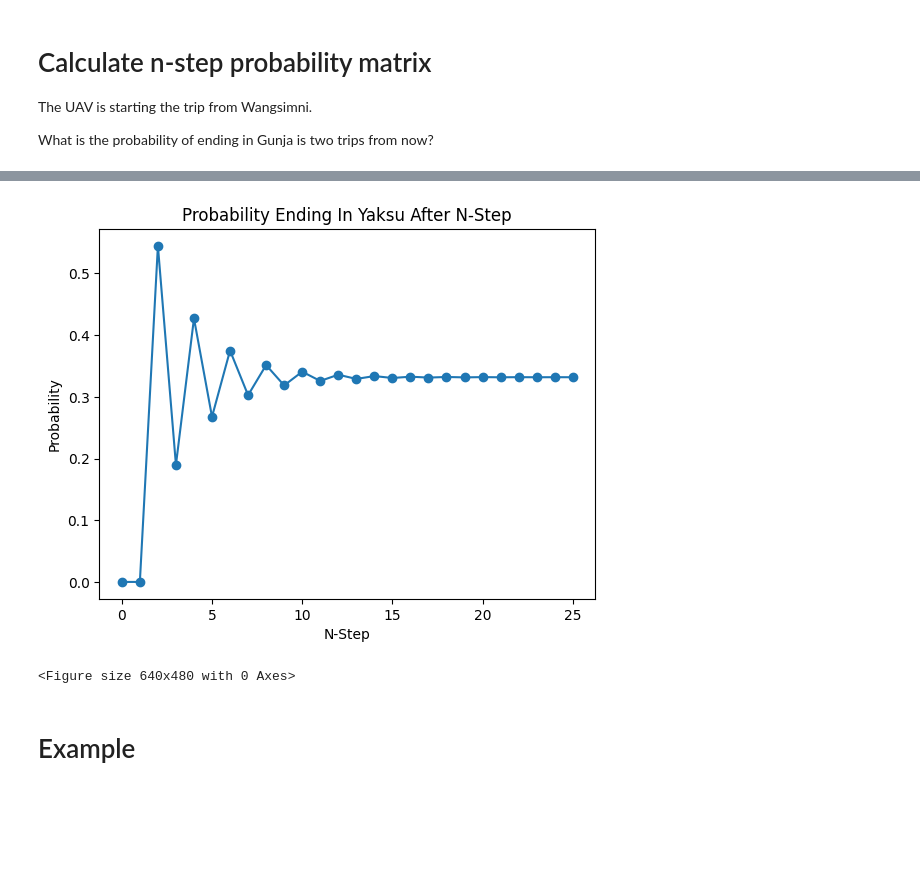
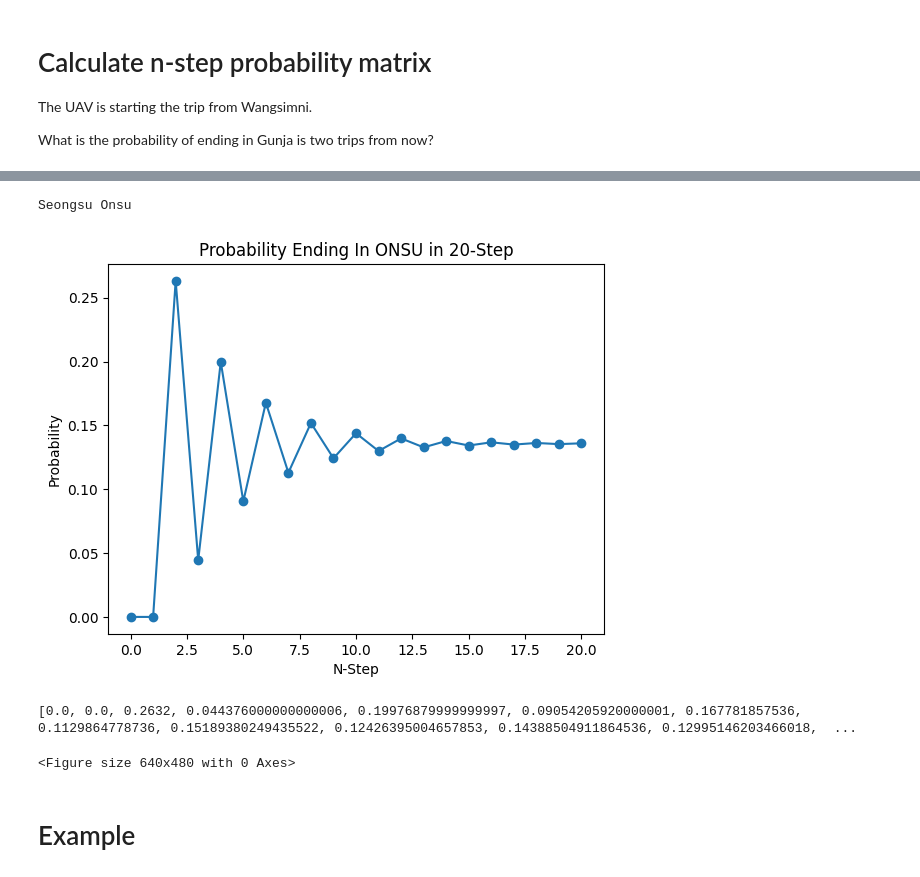
Before and after one commit to ardiantovn/markovchain, a Jupyter notebook: markovchain.ipynb, the cells around one changed output, grey strips where cells are left out. Cells and saved outputs as stored; diff of their text form; code cells hidden in the pictures; blank space fills up the shorter version.

```diff
--- a/markovchain.ipynb
+++ b/markovchain.ipynb
@@ -70,12 +70,29 @@ mc.prob_ending_region_after_n_step(matrix_df=mc.blocked_df,
-# %%
-init_region= start
-final_region= end
-matrix_df= mc.blocked_df
-n_step=25
-mc.plot_prob_ending(init_region, final_region, matrix_df, n_step)
-# %% [output]
-[figure, removed]
-<Figure size 640x480 with 0 Axes>
+# %%
+init_region= start
+final_region= end
+matrix_df= mc.blocked_df
+
+mc_example = {'Seongsu': [0.00,   0.00,    0.28,  0.16],
+              'Onsu': [0.00,   0.00,    0.52,  0.41],
+              'Yaksu': [0.07,   0.86,    0.00,  0.43],
+              'Isu': [0.93,   0.14,    0.2,  0.00]}
+
+region_list = ['Seongsu', 'Onsu', 'Yaksu', 'Isu']
+
+mc_example = pd.DataFrame.from_dict(data = mc_example, orient='index', columns=region_list)
+
+print(start, end)
+
+n_step=20
+res = mc.plot_prob_ending(init_region,
+                    final_region,
+                    mc_example,
+                    n_step)
+# %% [output]
+Seongsu Onsu
+[figure, added]
+[0.0, 0.0, 0.2632, 0.044376000000000006, 0.19976879999999997, 0.09054205920000001, 0.167781857536, 0.1129864778736, 0.15189380249435522, 0.12426395004657853, 0.14388504911864536, 0.12995146203466018,  ...
+<Figure size 640x480 with 0 Axes>
 # %% [markdown]
 # Example
 # %%
```
Also changed, not shown: parts of 6 cells of this notebook, 24 other files.
